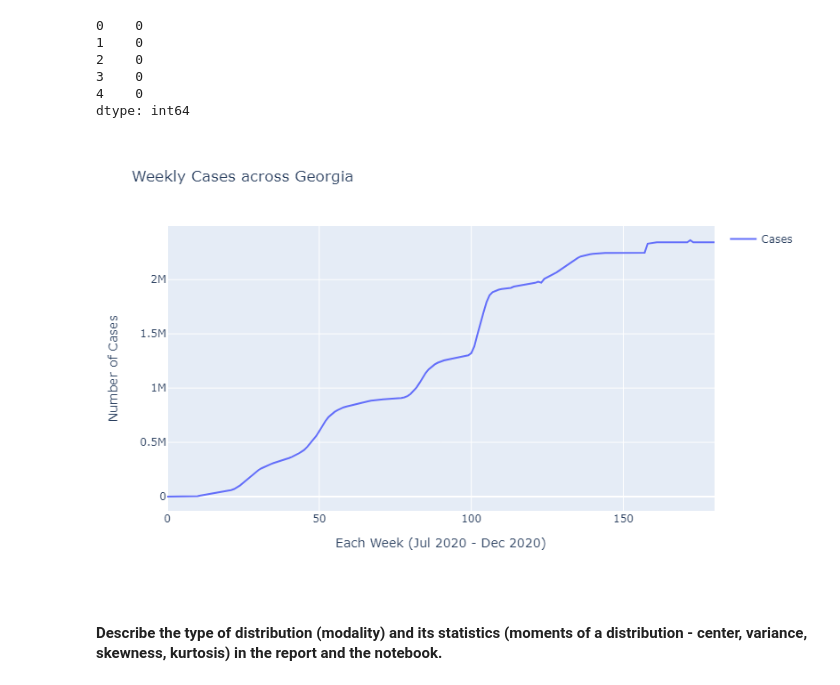
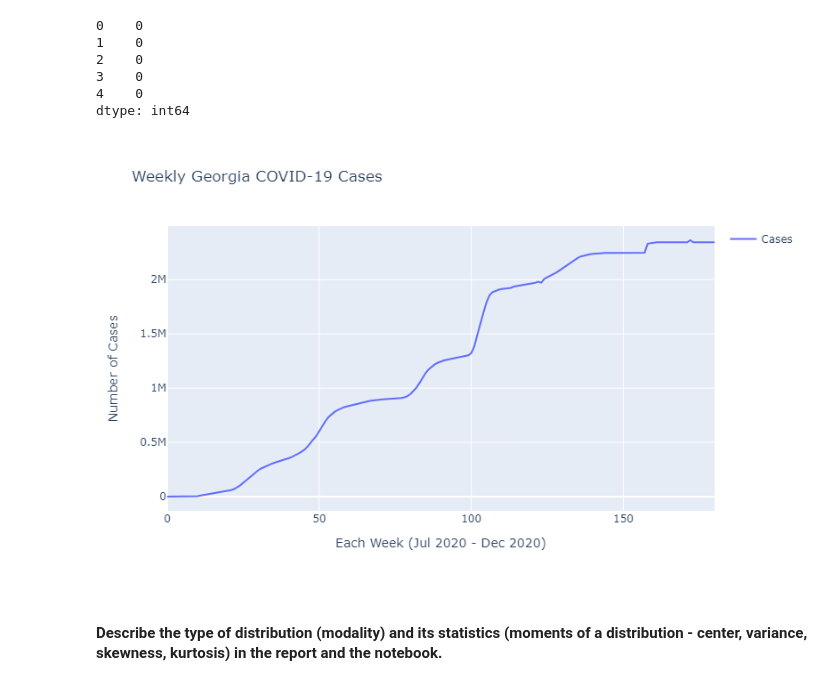
Before and after one commit to usman-z/CSC_405, a Jupyter notebook: GP/Project_Stage_III/ProjectStageIII.ipynb, the cells around one changed output. Saved outputs shown, nothing was run; the diff lists cells and outputs as text; code cells hidden in the pictures.

Commit message:
Corrected graph titles

```diff
--- a/GP/Project_Stage_III/ProjectStageIII.ipynb
+++ b/GP/Project_Stage_III/ProjectStageIII.ipynb
@@ -41,22 +41,22 @@ dtype: int64
 # %%
 # Graph case data
 fig = go.Figure()
 
 fig.add_trace(go.Scatter(x=dfWeeklyCasesGA.index, y=dfWeeklyCasesGA,
                          mode='lines', name='Cases'))
 fig.update_layout(
-    title='Weekly Cases across Georgia',
+    title='Weekly Georgia COVID-19 Cases',
     xaxis=dict(title='Each Week (Jul 2020 - Dec 2020)'),
     yaxis=dict(title='Number of Cases'),
     showlegend=True,
     width=800,
     height=500
 )
 
 fig.write_image("ga_cases.png")
 Image(filename="ga_cases.png")
 # %% [output]
-[figure, old version]
+[figure, new version]
 # %% [markdown]
 #### Describe the type of distribution (modality) and its statistics (moments of a distribution - center, variance, skewness, kurtosis) in the report and the notebook.
 # %%
```
Also changed, not shown: parts of 1 cell of this notebook, 2 other files.
